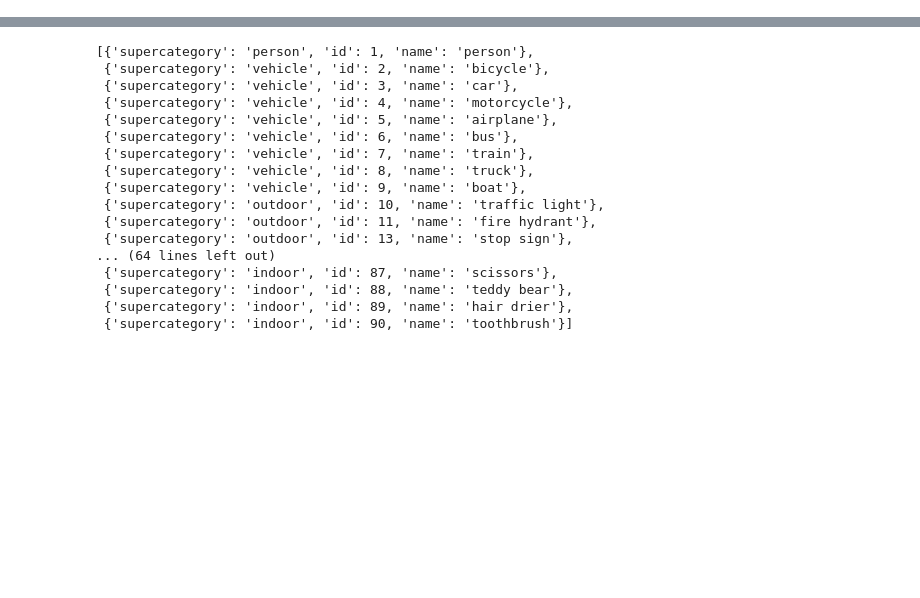
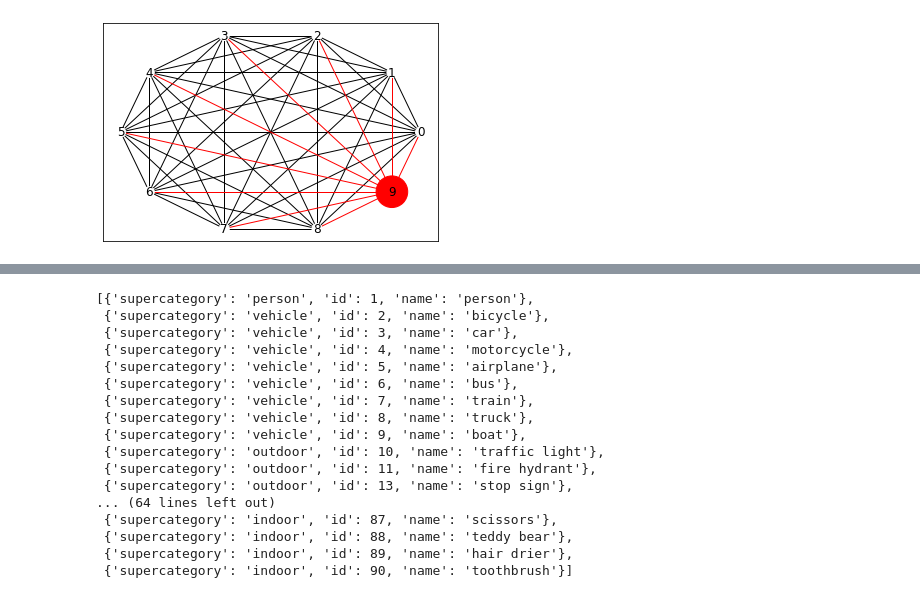
Before and after one commit to parkinkon1/Pytorch-UNet, a Jupyter notebook: coco-test.ipynb, the cells around one changed output, grey strips where cells are left out. Drawn from its saved outputs; the diff is of its cells as text; code cells hidden in the pictures; blank space fills up the shorter version.

```diff
--- a/coco-test.ipynb
+++ b/coco-test.ipynb
@@ -281,0 +544,96 @@ index created!
+# %%
+import time
+import networkx as nx
+import numpy as np
+import matplotlib.pyplot as plt
+import matplotlib.animation as animation
+
+
+"""
+set attr이 훨씬 빠를 줄 알았는데, 그냥 그리는 거랑 거의 차이가 없음.
+"""
+
+n = 10
+G = nx.complete_graph(n)
+
+# initialize figure
+fig = plt.figure()
+pos = nx.shell_layout(G)
+# 필요한 요소를 이미 외부에서 저장해줌.
+#NodeCollection = nx.draw_networkx_nodes(G, pos=pos)
+#EdgeCollection = nx.draw_networkx_edges(G, pos=pos)
+
+def animate_func_draw_all(each_frame):
+    """
+    매 frame마다 그림을 새로 그려주는 함수
+    """
+    # 이미 그려진 figure를 clear
+    plt.clf()
+    selected_node = each_frame
+    # 필요한 attribute를 정의하고
+    node_color = ['red' if n == selected_node else 'white' for n in G]
+    node_size = [1000 if n == selected_node else 100 for n in G]
+    edge_color = ['red' if selected_node in e else 'black' for e in G.edges()]
+    # 다시 그려줌.
+    nx.draw_networkx(G,
+                     pos=pos,
+                     node_color=node_color,
+                     node_size=node_size,
+                     edge_color=edge_color)
+
+
+def animate_func_set_attr(each_frame):
+    """
+    매 frame마다 요소의 attribute만 업데이트해주는 경우
+    """
+    NodeCollection = plt.gca().collections[0]
+    EdgeCollection = plt.gca().collections[1]
+    # 요소의 정보만 업데이트함.
+    selected_node = each_frame
+    # draw nodes
+    node_color = ['red' if n == selected_node else 'white' for n in G]
+    node_size = [1000 if n == selected_node else 100 for n in G]
+    # node attr upate
+    NodeCollection.set_color(node_color)
+    NodeCollection.set_sizes(node_size)
+    # edges attr update
+    edge_color = ['red' if selected_node in e else 'black' for e in G.edges()]
+    EdgeCollection.set_color(edge_color)
+
+
+# frames: 각 frame(한장의 image)마다 필요한 데이터들.
+# 즉 첫번째 image에는 frames[0]의 데이터가 넘어가고,
+# 두번째 image에는 frames[1]의 데이터가 넘어감.
+
+
+
+############################################################
+frame_n = 100
+frames = np.random.choice(len(G), frame_n, replace=True)
+interval = 200
+dpi = 128
+
+writer = animation.writers['ffmpeg'](fps=25)
+
+print("== draw all")
+start_time = time.time()
+my_animation = animation.FuncAnimation(fig,
+                                           animate_func_draw_all,
+                                           frames=frames,
+                                           interval=interval)
+
+
+my_animation.save("test_animation_draw_all.mp4", writer=writer, dpi=dpi)
+print(time.time() - start_time)
+############################################################
+print("== set attr")
+start_time = time.time()
+my_animation = animation.FuncAnimation(
+    fig,
+    animate_func_set_attr,
+    frames=frames,
+    interval=interval
+)
+my_animation.save("test_animation_set_attr.mp4", writer=writer, dpi=dpi)
+print(time.time() - start_time)
+# %% [output]
@@ -281,0 +652 @@ index created!
+[figure, added]
```
Also changed, not shown: parts of 25 cells of this notebook, 4 other files.
